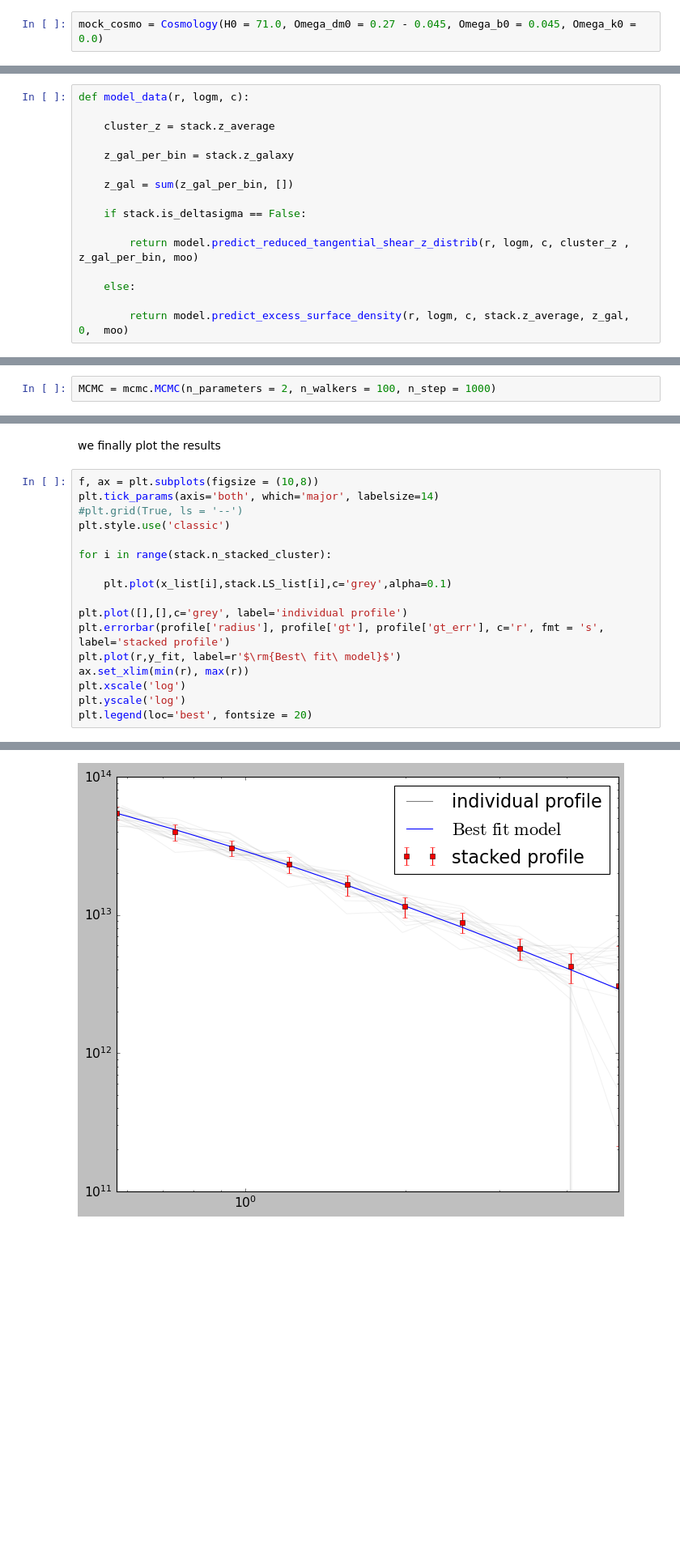
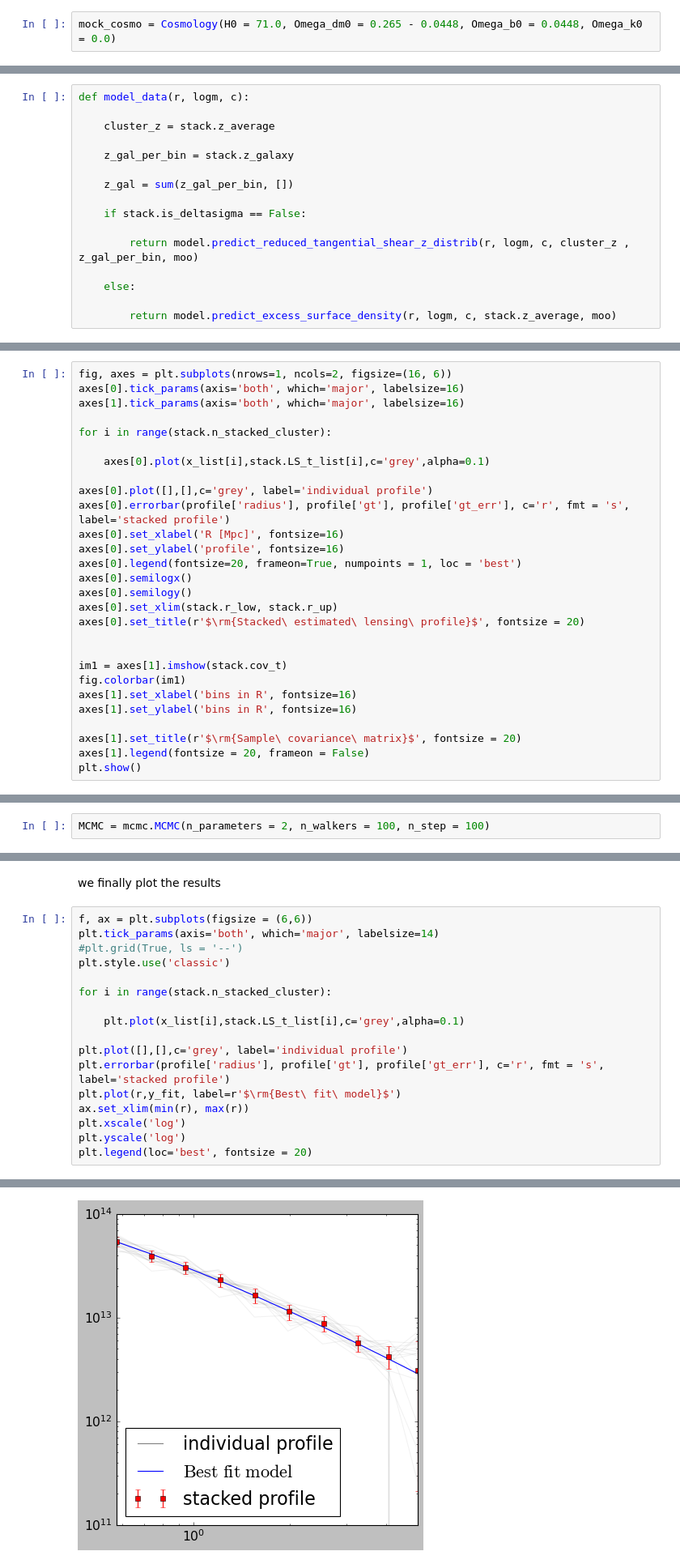
Before and after one commit to payerne/DC2Analysis, a Jupyter notebook: Example_Fit_Halo_mass using_stacked_signal.ipynb, the cells around one changed output, grey strips where cells are left out. Shown: that part at 81% size. Saved outputs shown, nothing was run; the diff lists cells and outputs as text; blank space fills up the shorter version.

```diff
--- a/Example_Fit_Halo_mass using_stacked_signal.ipynb
+++ b/Example_Fit_Halo_mass using_stacked_signal.ipynb
@@ -53,7 +54,7 @@ np.random.seed(11)
 # %% [markdown]
 we define cosmology into `Cosmology` object
 # %%
-mock_cosmo = Cosmology(H0 = 71.0, Omega_dm0 = 0.27 - 0.045, Omega_b0 = 0.045, Omega_k0 = 0.0)
+mock_cosmo = Cosmology(H0 = 71.0, Omega_dm0 = 0.265 - 0.0448, Omega_b0 = 0.0448, Omega_k0 = 0.0)
 # %% [markdown]
 we define the `Modeling` object `moo` to for the galaxy cluster.
 # %%
@@ -246,7 +264,7 @@ def model_data(r, logm, c):
 
     else:
 
-        return model.predict_excess_surface_density(r, logm, c, stack.z_average, z_gal,  0,  moo)
+        return model.predict_excess_surface_density(r, logm, c, stack.z_average, moo)
 # %%
 r, gt, gt_err = profile['radius'], profile['gt'], profile['gt_err']
 # %%
@@ -280,3 +298,31 @@ $---> Average fit c : 5.021996e+00 \pm 0.263628$
 # Fitting Halo Mass Using MCMC
 # %% [markdown]
 we initialize MCMC object
+# %%
+fig, axes = plt.subplots(nrows=1, ncols=2, figsize=(16, 6))
+axes[0].tick_params(axis='both', which='major', labelsize=16)
+axes[1].tick_params(axis='both', which='major', labelsize=16)
+
+for i in range(stack.n_stacked_cluster):
+
+    axes[0].plot(x_list[i],stack.LS_t_list[i],c='grey',alpha=0.1)
+
+axes[0].plot([],[],c='grey', label='individual profile')
+axes[0].errorbar(profile['radius'], profile['gt'], profile['gt_err'], c='r', fmt = 's', label='stacked profile')
+axes[0].set_xlabel('R [Mpc]', fontsize=16)
+axes[0].set_ylabel('profile', fontsize=16)
+axes[0].legend(fontsize=20, frameon=True, numpoints = 1, loc = 'best')
+axes[0].semilogx()
+axes[0].semilogy()
+axes[0].set_xlim(stack.r_low, stack.r_up)
+axes[0].set_title(r'$\rm{Stacked\ estimated\ lensing\ profile}$', fontsize = 20)
+
+
+im1 = axes[1].imshow(stack.cov_t)
+fig.colorbar(im1)
+axes[1].set_xlabel('bins in R', fontsize=16)
+axes[1].set_ylabel('bins in R', fontsize=16)
+
+axes[1].set_title(r'$\rm{Sample\ covariance\ matrix}$', fontsize = 20)
+axes[1].legend(fontsize = 20, frameon = False)
+plt.show()
@@ -283,5 +332,5 @@ we initialize MCMC object
 # %%
-MCMC = mcmc.MCMC(n_parameters = 2, n_walkers = 100, n_step = 1000)
+MCMC = mcmc.MCMC(n_parameters = 2, n_walkers = 100, n_step = 100)
 # %%
 def model_MCMC(r, p):
 
@@ -358,22 +401,22 @@ y_fit = model_MCMC(r, p)
 # %% [markdown]
 we finally plot the results
 # %%
-f, ax = plt.subplots(figsize = (10,8))
+f, ax = plt.subplots(figsize = (6,6))
 plt.tick_params(axis='both', which='major', labelsize=14)
 #plt.grid(True, ls = '--')
 plt.style.use('classic')
 
 for i in range(stack.n_stacked_cluster):
 
-    plt.plot(x_list[i],stack.LS_list[i],c='grey',alpha=0.1)
+    plt.plot(x_list[i],stack.LS_t_list[i],c='grey',alpha=0.1)
 
 plt.plot([],[],c='grey', label='individual profile')
 plt.errorbar(profile['radius'], profile['gt'], profile['gt_err'], c='r', fmt = 's', label='stacked profile')
 plt.plot(r,y_fit, label=r'$\rm{Best\ fit\ model}$')
 ax.set_xlim(min(r), max(r))
 plt.xscale('log')
 plt.yscale('log')
 plt.legend(loc='best', fontsize = 20)
 # %% [output]
 <matplotlib.legend.Legend at 0x...>
-[figure, old version]
+[figure, new version]
```
Also changed, not shown: parts of 15 cells of this notebook, 5 other files.
